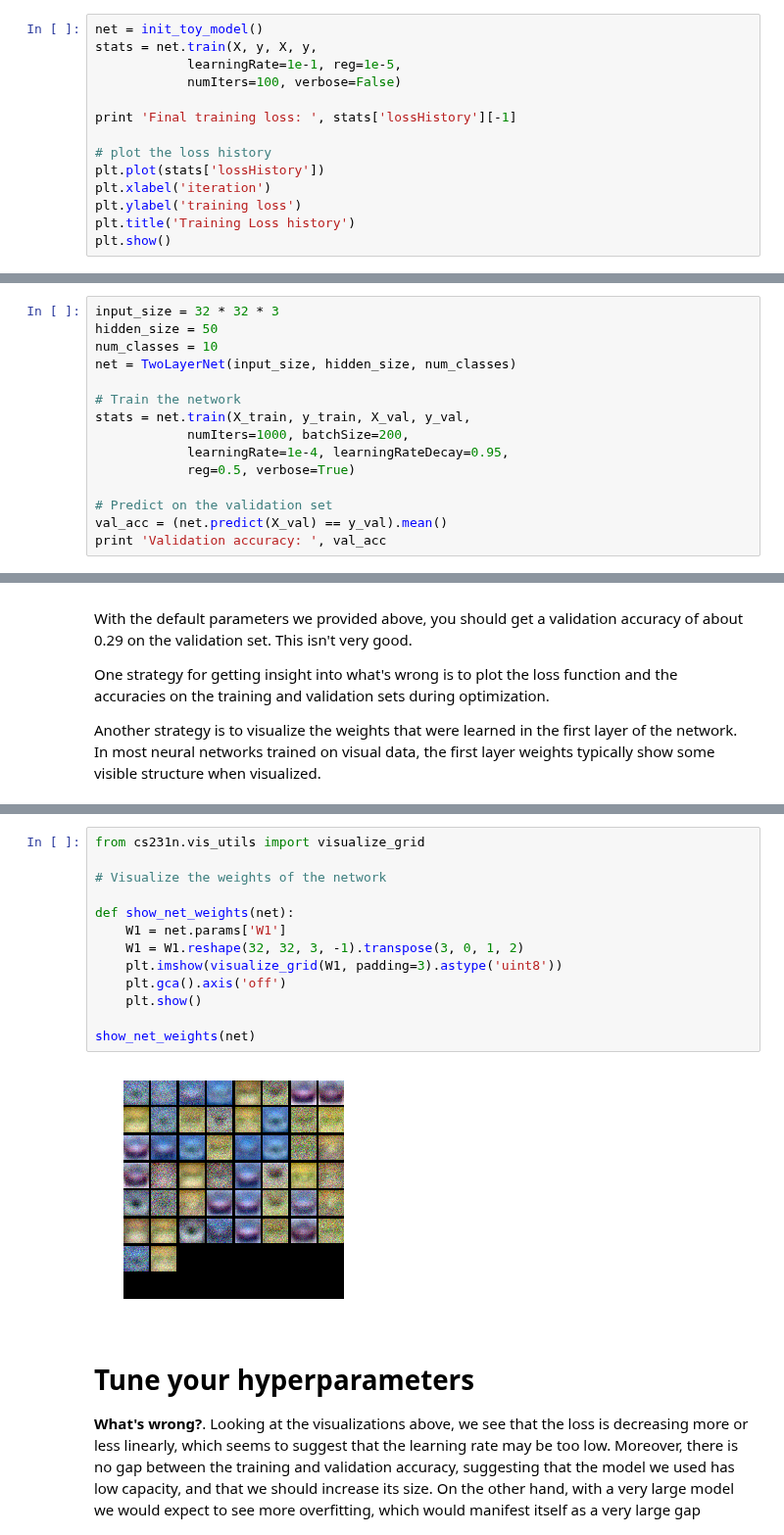
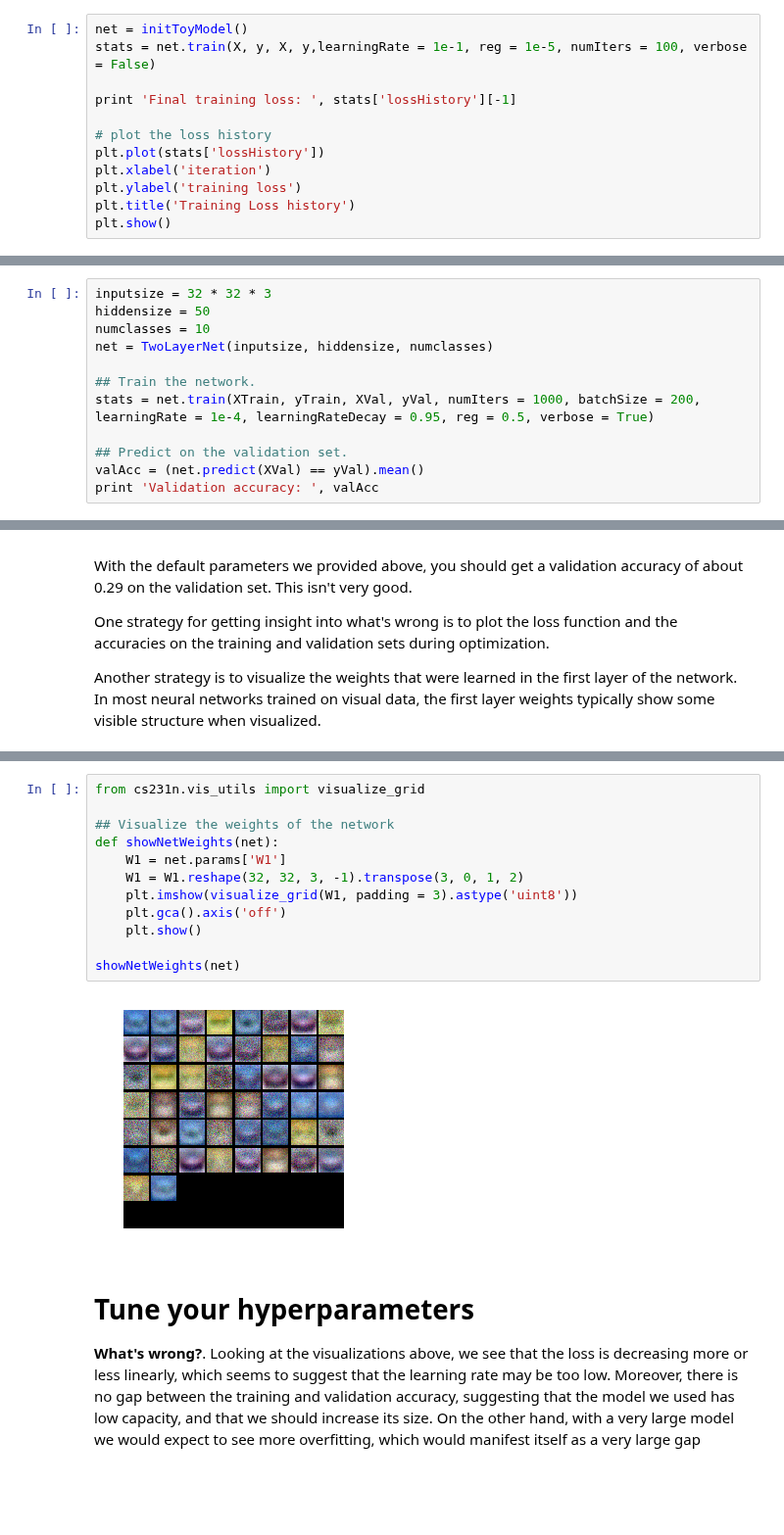
Before and after one commit to RahulBaboota/CS231n-Homeworks, a Jupyter notebook: 2016/Assignment1/two_layer_net.ipynb, the cells around one changed output, grey strips where cells are left out. Shown at 98% size. Cells and saved outputs as stored; diff of their text form; blank space fills up the shorter version.

```diff
--- a/2016/Assignment1/two_layer_net.ipynb
+++ b/2016/Assignment1/two_layer_net.ipynb
@@ -126,10 +124,8 @@ To train the network we will use stochastic gradient descent (SGD), similar to t
 
 Once you have implemented the method, run the code below to train a two-layer network on toy data. You should achieve a training loss less than 0.2.
 # %%
-net = init_toy_model()
-stats = net.train(X, y, X, y,
-            learningRate=1e-1, reg=1e-5,
-            numIters=100, verbose=False)
+net = initToyModel()
+stats = net.train(X, y, X, y,learningRate = 1e-1, reg = 1e-5, numIters = 100, verbose = False)
 
 print 'Final training loss: ', stats['lossHistory'][-1]
 
@@ -222,18 +198,15 @@ Test labels shape:  (1000,)
 # Train a network
 To train our network we will use SGD with momentum. In addition, we will adjust the learning rate with an exponential learning rate schedule as optimization proceeds; after each epoch, we will reduce the learning rate by multiplying it by a decay rate.
 # %%
-input_size = 32 * 32 * 3
-hidden_size = 50
-num_classes = 10
-net = TwoLayerNet(input_size, hidden_size, num_classes)
+inputsize = 32 * 32 * 3
+hiddensize = 50
+numclasses = 10
+net = TwoLayerNet(inputsize, hiddensize, numclasses)
 
-# Train the network
-stats = net.train(X_train, y_train, X_val, y_val,
-            numIters=1000, batchSize=200,
-            learningRate=1e-4, learningRateDecay=0.95,
-            reg=0.5, verbose=True)
+## Train the network.
+stats = net.train(XTrain, yTrain, XVal, yVal, numIters = 1000, batchSize = 200, learningRate = 1e-4, learningRateDecay = 0.95, reg = 0.5, verbose = True)
 
-# Predict on the validation set
-val_acc = (net.predict(X_val) == y_val).mean()
-print 'Validation accuracy: ', val_acc
+## Predict on the validation set.
+valAcc = (net.predict(XVal) == yVal).mean()
+print 'Validation accuracy: ', valAcc
 # %% [output]
@@ -275,18 +248,17 @@ plt.show()
 # %%
 from cs231n.vis_utils import visualize_grid
 
-# Visualize the weights of the network
-
-def show_net_weights(net):
+## Visualize the weights of the network
+def showNetWeights(net):
     W1 = net.params['W1']
     W1 = W1.reshape(32, 32, 3, -1).transpose(3, 0, 1, 2)
-    plt.imshow(visualize_grid(W1, padding=3).astype('uint8'))
+    plt.imshow(visualize_grid(W1, padding = 3).astype('uint8'))
     plt.gca().axis('off')
     plt.show()
 
-show_net_weights(net)
+showNetWeights(net)
 # %% [output]
-[figure, old version]
+[figure, new version]
 # %% [markdown]
 # Tune your hyperparameters
 
```
Also changed, not shown: parts of 12 cells of this notebook, 13 other files.
